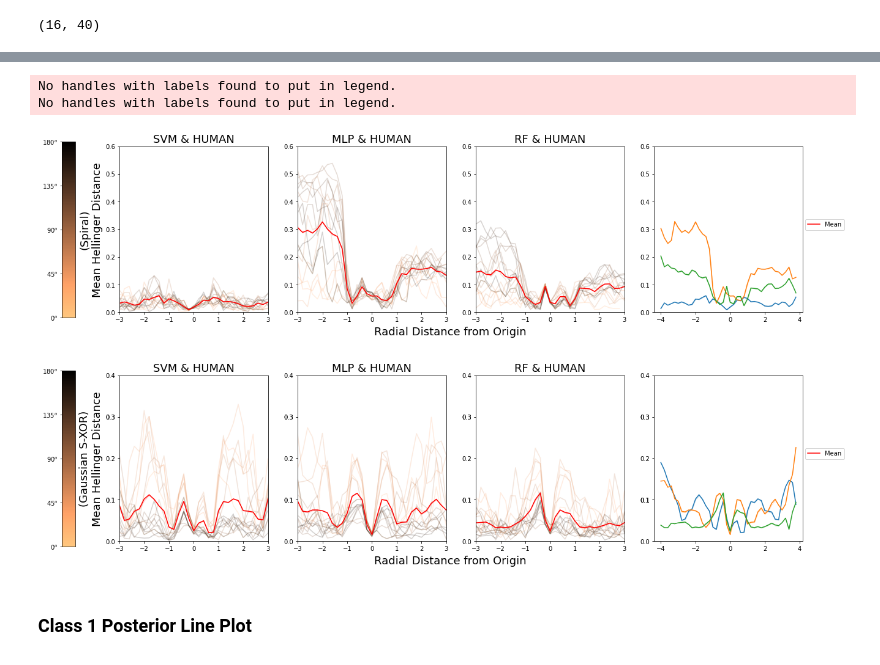
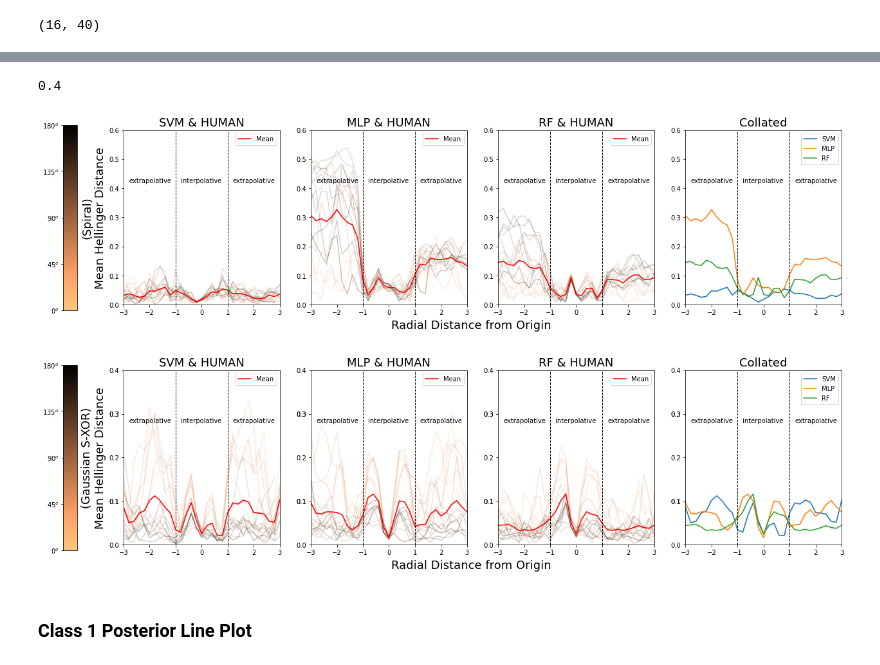
Before and after one commit to jshinm/inductive-bias-experiment, a Jupyter notebook: experiments/20210820_generate_pub_figures.ipynb, the cells around one changed output, grey strips where cells are left out. Cells and saved outputs as stored; diff of their text form; code cells hidden in the pictures.

```diff
--- a/experiments/20210820_generate_pub_figures.ipynb
+++ b/experiments/20210820_generate_pub_figures.ipynb
@@ -402,3 +374,12 @@ tempdf3
+# %%
+# np.array(mean_lines[0]).shape
+# mpl_lp = sns.lineplot(data=mean_lines[j][line], x='rad', y='value', ci=0, label='aa')
+# mpl_lp.legend(['aa','ab','ac'])
+# label[1], line
+# label[line]
+ax[i].get_ylim()[1]
+# %% [output]
+0.4
 # %%
 mpl.rcParams['text.usetex'] = False
 
@@ -417,7 +398,9 @@ for j, dt in enumerate(dtype):
         if i == 3:
             #last panel
             for line in range(len(mean_lines[j])):
-                sns.lineplot(data=mean_lines[j][line], x='rad', y='value', ci=0, ax=ax[i])#, color='red')
+                mpl_lp = sns.lineplot(data=mean_lines[j][line], x='rad', y='value', ci=0, ax=ax[i], label=label[line])#, color='red')
+            ax[i].set_title('Collated', fontsize=fsize)
+            ax[i].set_xlim([-3,3])
         else:
             #calculating individual lines
             tempdf = pd.DataFrame(lp_temp[j,:,i])
@@ -443,43 +426,47 @@ for j, dt in enumerate(dtype):
 
             sns.lineplot(data=tempdf3, x='rad', y='value', ci=0, ax=ax[i], color='red')
 
-        if i > 0:
+        if i != 3:
             ax[i].legend().remove()
-        else:
+            ax[i].legend([Line2D([0], [0], color='red')], ['Mean'])#, bbox_to_anchor=(3.7+1.2,0.58))
+        # else:
             # ax[i].legend(angles, bbox_to_anchor=(3.7,0.98), title='Angles') #depreciated (adds complete list of angles)
-            ax[i].legend([Line2D([0], [0], color='red')], ['Mean'], bbox_to_anchor=(3.7+1.2,0.58)) #bbox (x, y)
 
     for i in range(panel_num):
         ax[i].set_ylim([0, t_ylim])
         ax[i].set_xlabel('')
         ax[i].set_ylabel('')
         ax[i].yaxis.set_ticks(np.linspace(0, t_ylim, num=7).round(1))
+        ax[i].axvline(x=1, lw=1, ls='--', color='black')
+        ax[i].axvline(x=-1, lw=1, ls='--', color='black')
+        temp_ylim = ax[i].get_ylim()[1] * 0.7
+        ax[i].text(-0.8,temp_ylim,'interpolative',fontsize=10)
+        ax[i].text(-2.8,temp_ylim,'extrapolative',fontsize=10)
+        ax[i].text(1.2,temp_ylim,'extrapolative',fontsize=10)
 
     # left colorbar specification
     tick_n = 5
     mpl.rcParams['text.usetex'] = True #throws an error when globally activated
     ticks = [i + r'$^{o}$' for i in np.linspace(0, 180, tick_n).astype(int).astype(str)]
     mpl.rcParams['text.usetex'] = False
 
     cax = plt.axes([0.06, 0.1, 0.015, 0.8])
     cbar = plt.colorbar(mpl.cm.ScalarMappable(cmap='copper_r'), cax=cax)
 
     # parameters need to be set after colorbar is generated
     cax.yaxis.set_label_position('left')
     cax.yaxis.set_ticks_position('left')
     cbar.ax.locator_params(nbins=tick_n-1)
     cax.yaxis.set_ticklabels(ticks)
 
     ax[0].set_ylabel(f'({dt})\nMean Hellinger Distance', fontsize=fsize)
     fig.supxlabel('Radial Distance from Origin', fontsize=fsize)
 
     if SAVEFIG:
         plt.savefig(f'figs/[20210820_generate_pub_figures]_figure3_hellinger_{dtype[j]}_{str(ib.date.date())}.jpg', bbox_inches='tight')
 # %% [output]
-No handles with labels found to put in legend.
-No handles with labels found to put in legend.
-[figure, old version]
+[figure, new version]
-[figure, old version]
+[figure, new version]
 # %% [markdown]
 ### Class 1 Posterior Line Plot
 # %%
```
Also changed, not shown: parts of 7 cells of this notebook.
